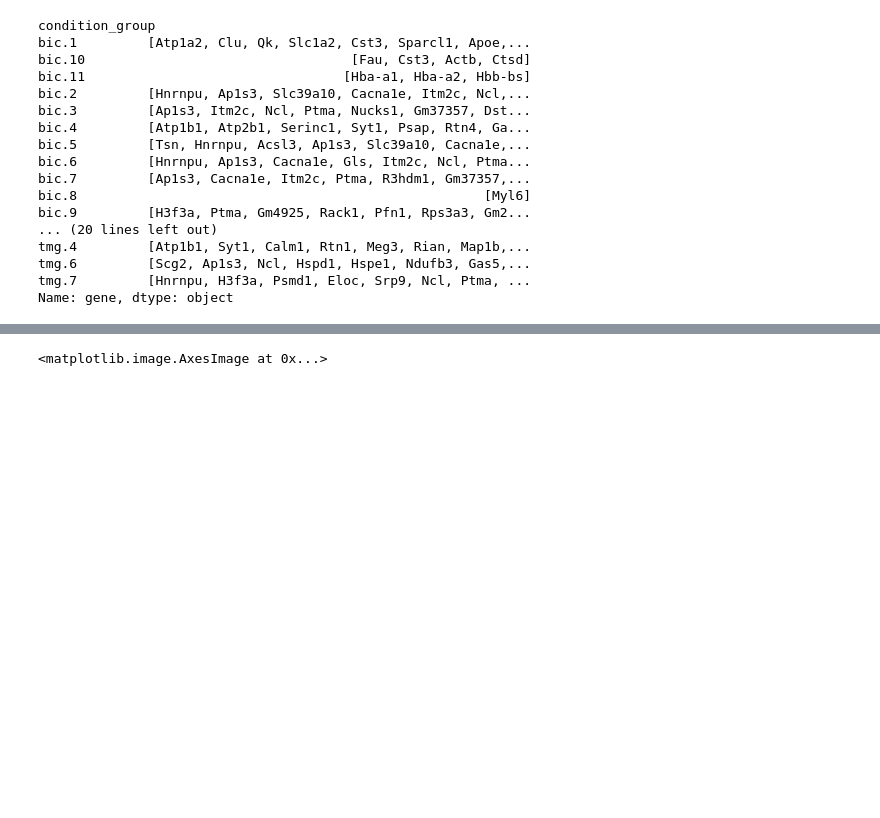
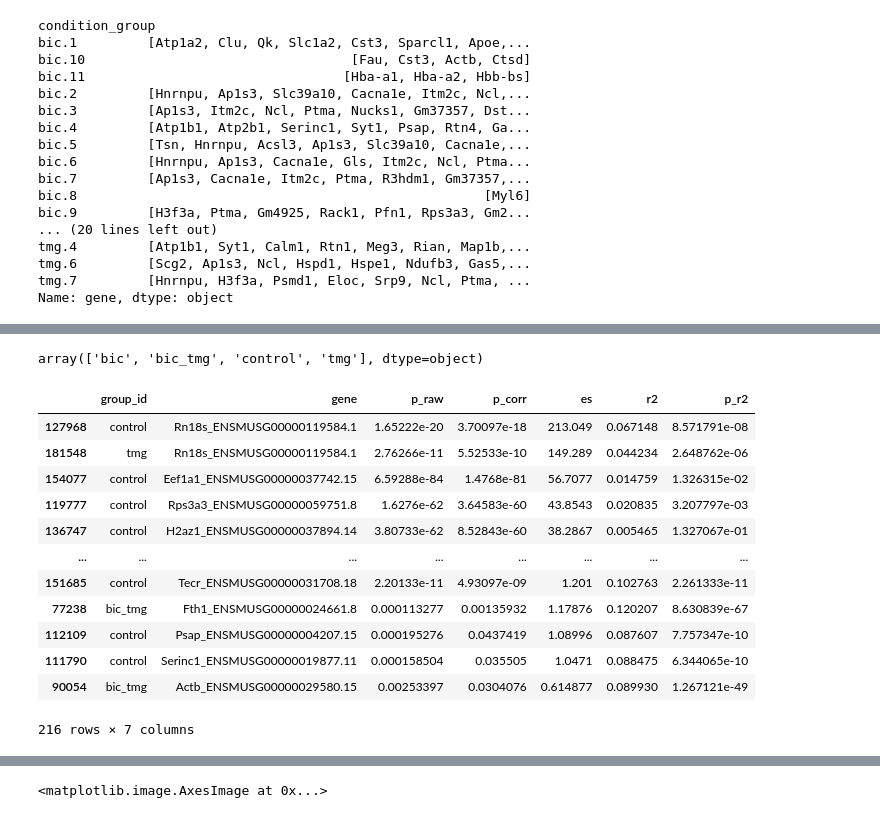
Before and after one commit to sbooeshaghi/azucar, a Jupyter notebook: analysis/brain/obs7/annotate.ipynb, the cells around one changed output, grey strips where cells are left out. Cells and saved outputs as stored; diff of their text form; code cells hidden in the pictures; blank space fills up the shorter version.

Commit message:
condition diffexp

```diff
--- a/analysis/brain/obs7/annotate.ipynb
+++ b/analysis/brain/obs7/annotate.ipynb
@@ -416,0 +452,46 @@ Name: gene, dtype: object
+# %%
+conditions
+# %% [output]
+array(['bic', 'bic_tmg', 'control', 'tmg'], dtype=object)
+# %%
+# marker genes that associate with the sugar
+condition_mask  = {condition: adata.obs.label.values == condition for condition in conditions}
+condition_sugar = {condition: np.log1p(adata.obs.dbco_ipf.values)[cmask] for condition, cmask in condition_mask.items()}
+condition_mtx   = {condition: adata.layers['log1p'].toarray()[cmask] for condition, cmask in condition_mask.items()}
+
+rvals = []
+rp = []
+for k, r in df.iterrows():
+  condition = r.group_id
+  gene = r.gene
+
+  cmask  = condition_mask[condition]
+  sugar  = condition_sugar[condition]
+  submtx = condition_mtx[condition]
+
+  gene_mask = adata.var.gene_gid.values == gene
+
+  y = nd(submtx[:,gene_mask])
+
+  r,p = pearsonr(sugar,y)
+  rvals.append(r**2)
+  rp.append(p)
+
+df['r2'] = rvals
+df['p_r2'] = rp
+# %%
+df.sort_values('es', ascending = False)
+# %% [output]
+|  | group_id | gene | p_raw | p_corr | es | r2 | p_r2 |
+| 127968 | control | Rn18s_ENSMUSG00000119584.1 | 1.65222e-20 | 3.70097e-18 | 213.049 | 0.067148 | 8.571791e-08 |
+| 181548 | tmg | Rn18s_ENSMUSG00000119584.1 | 2.76266e-11 | 5.52533e-10 | 149.289 | 0.044234 | 2.648762e-06 |
+| 154077 | control | Eef1a1_ENSMUSG00000037742.15 | 6.59288e-84 | 1.4768e-81 | 56.7077 | 0.014759 | 1.326315e-02 |
+| 119777 | control | Rps3a3_ENSMUSG00000059751.8 | 1.6276e-62 | 3.64583e-60 | 43.8543 | 0.020835 | 3.207797e-03 |
+| 136747 | control | H2az1_ENSMUSG00000037894.14 | 3.80733e-62 | 8.52843e-60 | 38.2867 | 0.005465 | 1.327067e-01 |
+| ... | ... | ... | ... | ... | ... | ... | ... |
+| 151685 | control | Tecr_ENSMUSG00000031708.18 | 2.20133e-11 | 4.93097e-09 | 1.201 | 0.102763 | 2.261333e-11 |
+| 77238 | bic_tmg | Fth1_ENSMUSG00000024661.8 | 0.000113277 | 0.00135932 | 1.17876 | 0.120207 | 8.630839e-67 |
+| 112109 | control | Psap_ENSMUSG00000004207.15 | 0.000195276 | 0.0437419 | 1.08996 | 0.087607 | 7.757347e-10 |
+| 111790 | control | Serinc1_ENSMUSG00000019877.11 | 0.000158504 | 0.035505 | 1.0471 | 0.088475 | 6.344065e-10 |
+| 90054 | bic_tmg | Actb_ENSMUSG00000029580.15 | 0.00253397 | 0.0304076 | 0.614877 | 0.089930 | 1.267121e-49 |
+216 rows × 7 columns
```
Also changed, not shown: parts of 15 cells of this notebook.
